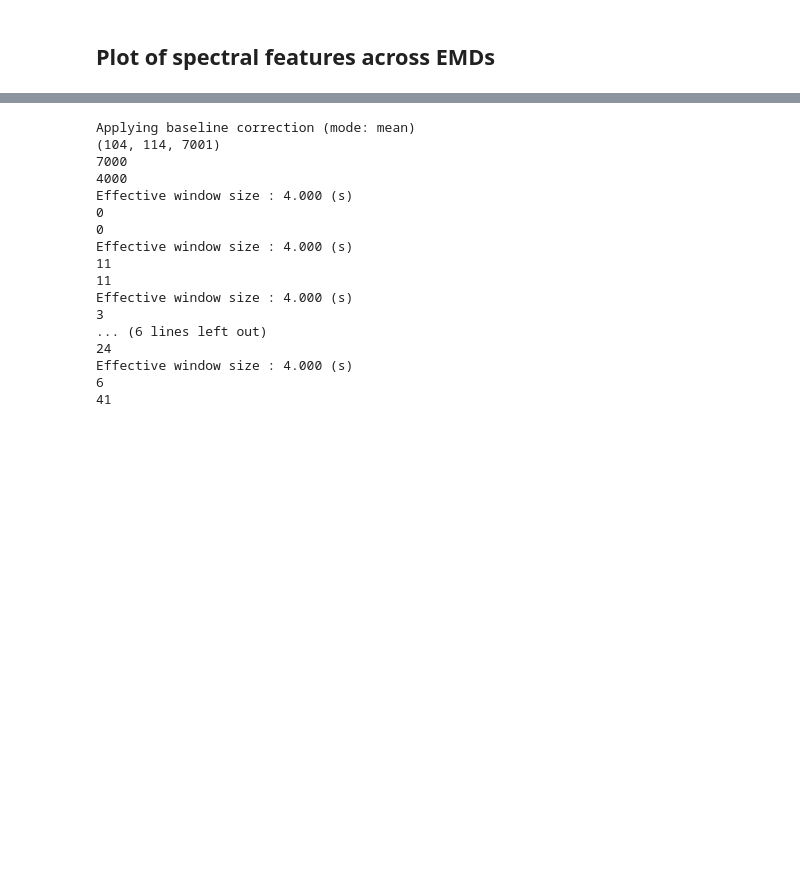
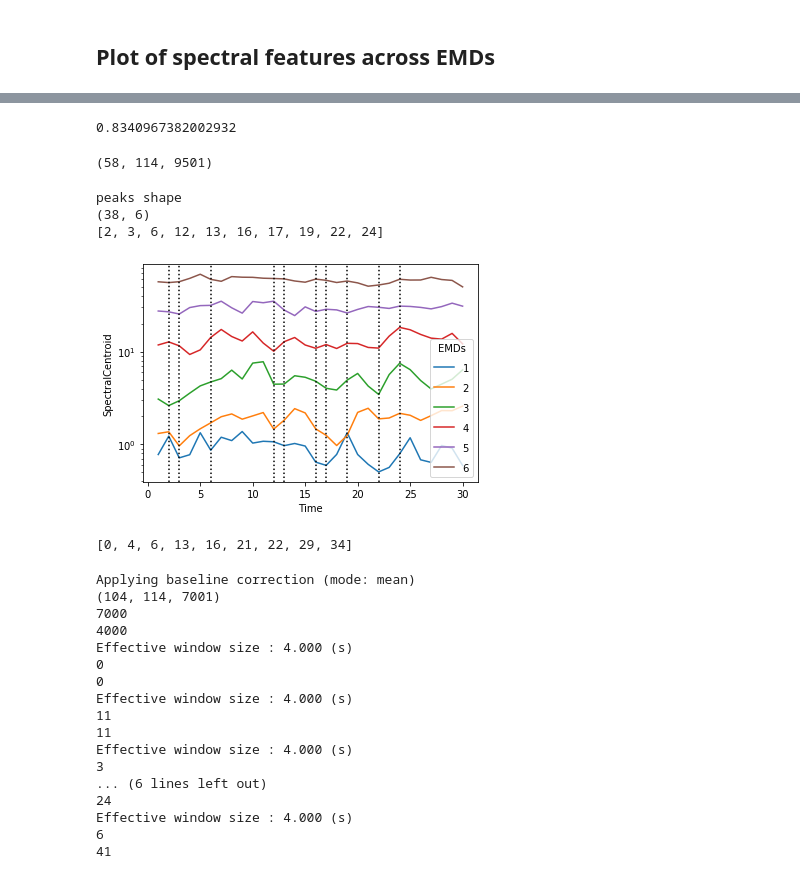
Before and after one commit to AntoineBellemare/CoCoBrainChannel, a Jupyter notebook: Python/pyACA.ipynb, the cells around one changed output, grey strips where cells are left out. Cells and saved outputs as stored; diff of their text form; code cells hidden in the pictures; blank space fills up the shorter version.

```diff
--- a/Python/pyACA.ipynb
+++ b/Python/pyACA.ipynb
@@ -174,8 +222,0 @@ for i in range(len(peaks_cons_temp)):
-# %%
-path = 'C:/Users/Antoine/github/Data_EEG/pareidolia_run3.fif'
-conditions = [par, nopar]
-cons_conditions_run3 = []
-for c in conditions:
-    conditions = c
-    cons_par = EMD_spectromorph_graph(path, "SpectralCentroid", 'eeg', conditions)
-    cons_conditions_run3.append(cons_par)
@@ -183,0 +251,14 @@ cons_conditions_run3
+# %%
+path = '../../pareidolia_run2.fif'
+conditions = ['Image_on_par_high', 'Image_on_par_mid', 'Image_on_par_low',
+              'Image_on_nopar_high', 'Image_on_nopar_mid', 'Image_on_nopar_low']
+input_data = ['eeg', 'noise']
+method = 'SpectralCentroid'
+mean_cons_trials_white = []
+mean_cons_tot = []
+for c in conditions:
+    print(c)
+    for i in input_data:
+        mean_cons_trials_white.append(EMD_spectromorph_graph(path, method, condition = c, input_data=i))
+        mean_cons_temp = np.array(mean_cons_trials_white)
+    mean_cons_tot.append(mean_cons_temp)
@@ -183,0 +496,4 @@ cons_conditions_run3
+# %%
+p2
+# %% [output]
+0.8340967382002932
@@ -267,6 +687,13 @@ def EMD_spectromorph_graph(path, method, input_data='EEG', conditions=conditions
+# %%
+epochs[condition].get_data().shape
+# %% [output]
+(58, 114, 9501)
 # %%
+
+
 input_data = 'eeg'
 method = 'SpectralCentroid'
+#method = 'SpectralAcf'
 eeg_data = epochs[condition].average('E22')
 eeg_data = np.average(eeg_data.data, axis = 0)
 s = np.interp(eeg_data, (eeg_data.min(), eeg_data.max()), (0, +1))
@@ -284,46 +711,53 @@ emd.extrema_detection="parabol"
 eIMFs = EMD().emd(s,t)
 eIMFs = np.flip(eIMFs, axis =0)
 
-eIMFs = eIMFs[2:7]
+eIMFs = eIMFs[3:9]
 df = pd.DataFrame()
 i = 0
 for e in eIMFs:
     i +=1
     [f,t] = computeFeatureCl(e, method, 1000)
-    #[f,t] = pyACA.computePitch(method, e, 1000, afWindow=None, iBlockLength=1000, iHopLength=200)
+    #[f,t] = pyACA.computePitch(method, e, 1000, afWindow=None, iBlockLength=1000, iHopLength=100)
     df[i] = np.squeeze(f)
 peaks_t = []
 peaks_list = []
 for t in range(len(df)):
     imf_temp = []
     for imf in range(df.shape[1]):
         imf = imf+1
         imf_temp.append(df.loc[t, imf])
     peaks_list.append(imf_temp)
 peaks_total = np.array(peaks_list)
 print('peaks shape')
 print(peaks_total.shape)
 cons_tot = []
 peaks_cons_temp = []
-for peaks in peaks_total[1:20]:
+for peaks in peaks_total[1:30]:
 
     cons, peaks_cons = compute_consonance(peaks, 0.1)
     peaks_cons_temp.append(peaks_cons)
-    print('peaks:',peaks, 'cons',cons, 'peaks_cons',peaks_cons)
+    #print('peaks:',peaks, 'cons',cons, 'peaks_cons',peaks_cons)
 xposition = []
 for i in range(len(peaks_cons_temp)):
     if len(peaks_cons_temp[i]) != 0:
         xposition.append(i)
         n = n+1
-ax = sbn.lineplot(data=df.loc[1:20, 0:5], dashes = False)
+ax = sbn.lineplot(data=df.loc[1:30, 0:10], dashes = False)
 ax.set(xlabel='Time', ylabel=method)
 ax.set_yscale('log')
 plt.legend(scatterpoints=1, frameon=True, labelspacing=1, title='EMDs', loc = 'best')
-colors = ['black','black','black','black','black','black','black','black','black','black']
+#colors = ['black','black','black','black','black','black','black','black','black','black']
 labels = ['EMD1', 'EMD2', 'EMD3', 'EMD4', 'EMD5', 'EMD6']
-for xc,c, l in zip(xposition,colors, labels):
-    plt.axvline(x=xc, label='{} = {}'.format(l, xc), c=c, linestyle = 'dotted')
-
+print(xposition)
+#for xc,c, l in zip(xposition,colors, labels):
+#    plt.axvline(x=xc, label='{} = {}'.format(l, xc), c=c, linestyle = 'dotted')
+for xc in xposition:
+    plt.axvline(x=xc, c='black', linestyle = 'dotted')
 plt.show()
 #plt.savefig('Spectromorph_EMD_multi-{}_{}_{}-cond-{}'.format(input_data, ch, method, condition), dpi=120)
 #plt.clf()
+# %% [output]
+peaks shape
+(38, 6)
+[2, 3, 6, 12, 13, 16, 17, 19, 22, 24]
+[figure, added]
@@ -332,3 +764,7 @@ df
+# %%
+xposition
+# %% [output]
+[0, 4, 6, 13, 16, 21, 22, 29, 34]
 # %%
 df
 # %%
```
Also changed, not shown: parts of 24 cells of this notebook, 8 other files.
